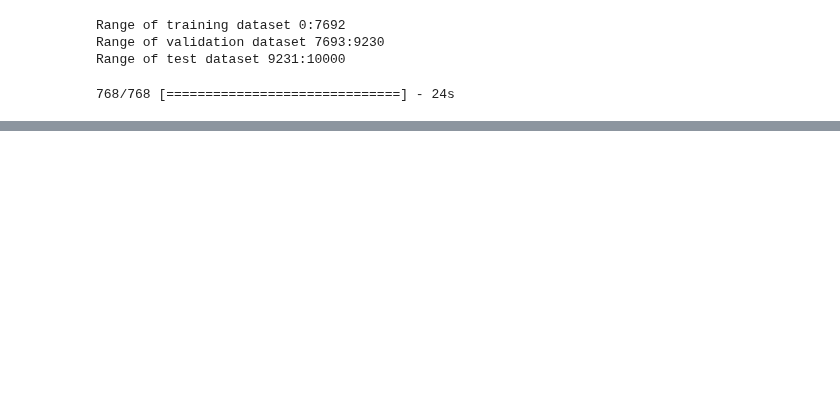
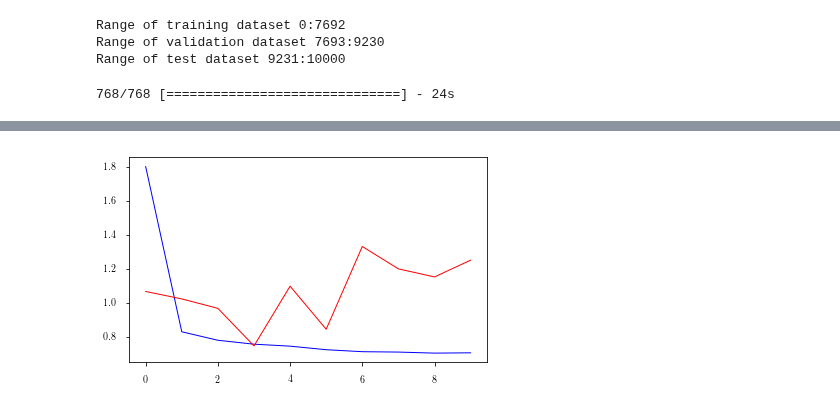
Before and after one commit to tglauch/DeepIceLearning, a Jupyter notebook: Evaluate_Model.ipynb, the cells around one changed output, grey strips where cells are left out. Saved outputs shown, nothing was run; the diff lists cells and outputs as text; code cells hidden in the pictures; blank space fills up the shorter version.

```diff
--- a/Evaluate_Model.ipynb
+++ b/Evaluate_Model.ipynb
@@ -60,0 +74,10 @@ plt.imshow(H, interpolation='nearest', origin='low',
+# %%
+epoche = np.concatenate(np.genfromtxt('./train_hist/history2.csv', delimiter=',')[1:,0:1])
+loss = np.concatenate(np.genfromtxt('./train_hist/history2.csv', delimiter=',')[1:,2:3])
+val_loss = np.concatenate(np.genfromtxt('./train_hist/history2.csv', delimiter=',')[1:,4:5])
+# %%
+plt.plot(epoche, loss, color = 'blue')
+plt.plot(epoche, val_loss, color = 'red')
+plt.show()
+# %% [output]
+[figure, added]
```
Also changed, not shown: parts of 5 cells of this notebook.
